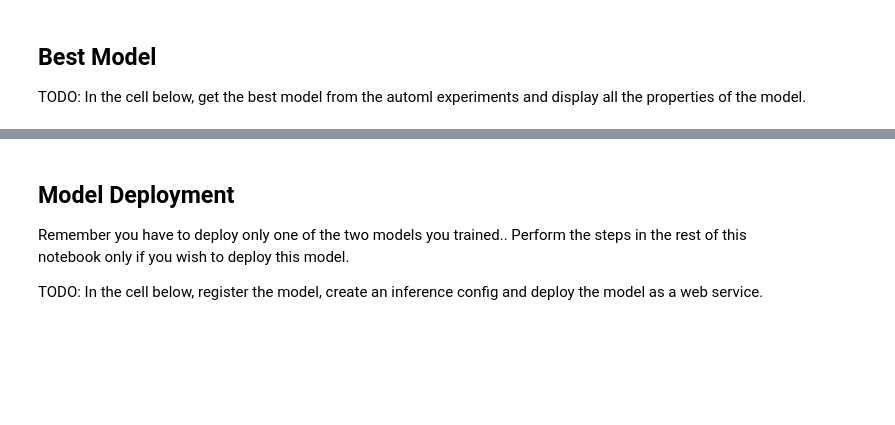
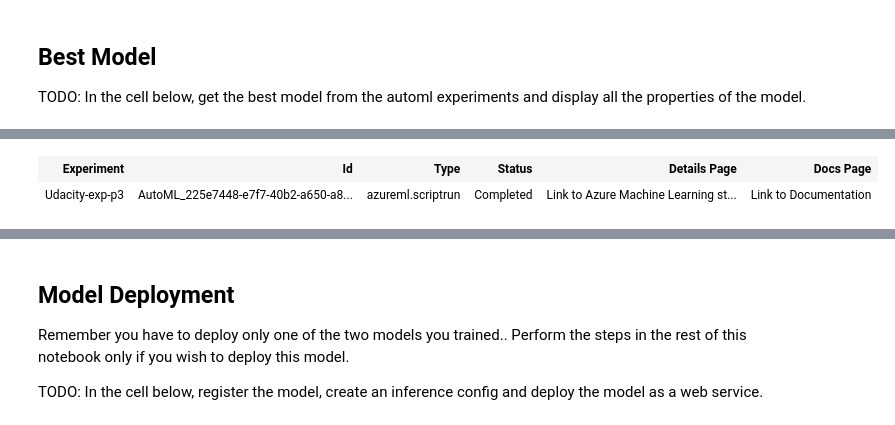
Before and after one commit to nandex7/Capstone-Project---Azure-Machine-Learning-Engineer, a Jupyter notebook: automl.ipynb, the cells around one changed output, grey strips where cells are left out. Drawn from its saved outputs; the diff is of its cells as text; code cells hidden in the pictures; blank space fills up the shorter version.

```diff
--- a/automl.ipynb
+++ b/automl.ipynb
@@ -187,0 +180,5 @@ print(best_metrics)
+# %%
+best_run
+# %% [output]
+| Experiment | Id | Type | Status | Details Page | Docs Page |
+| Udacity-exp-p3 | AutoML_225e7448-e7f7-40b2-a650-a8... | azureml.scriptrun | Completed | Link to Azure Machine Learning st... | Link to Documentation |
```
Also changed, not shown: parts of 26 cells of this notebook, 9 other files.
